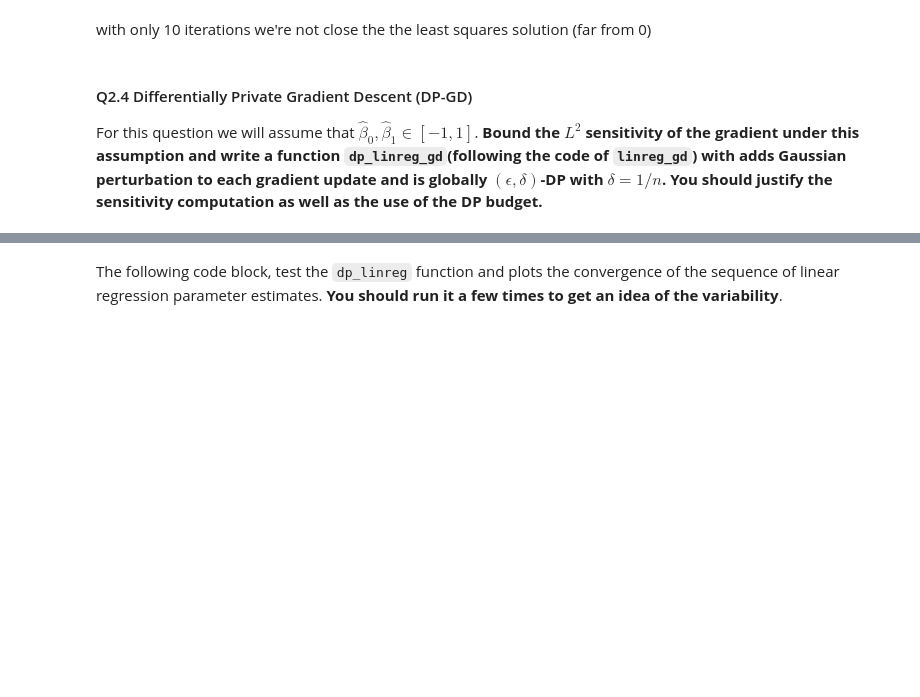
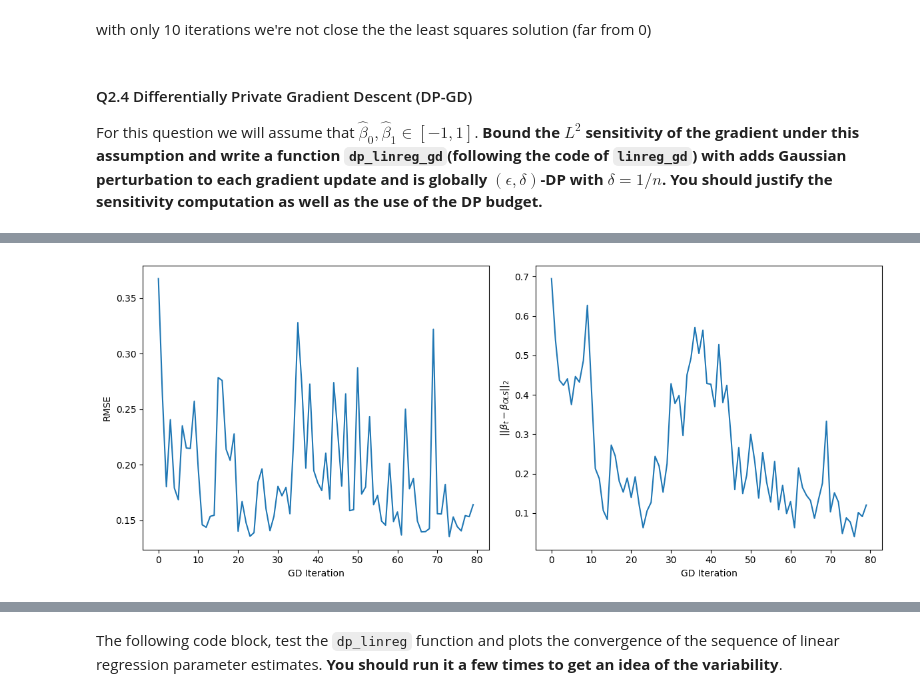
Before and after one commit to sabinaaskerova/privacy_ml, a Jupyter notebook: lab3_regression-todo.ipynb, the cells around one changed output, grey strips where cells are left out. Drawn from its saved outputs; the diff is of its cells as text; code cells hidden in the pictures; blank space fills up the shorter version.

```diff
--- a/lab3_regression-todo.ipynb
+++ b/lab3_regression-todo.ipynb
@@ -324,47 +374,95 @@ For this question we will assume that $\hat{\beta}_0, \hat{\beta}_1 \in [-1,1]$.
 # %%
-def dp_linreg_gd(x, y, step_size, num_steps, eps, clip_norm=1.0):
+def dp_linreg_gd(x, y, step_size, num_steps, eps):
     """
-    Performs (eps,1/n)-DP linear regression using Gauss Perturbed Gradient Descent.
+    Performs (ε, δ)-DP linear regression using Gaussian Perturbed Gradient Descent.
 
     Parameters:
     x (numpy.ndarray): A 1D array of input features.
     y (numpy.ndarray): A 1D array of target values.
-    step_size (positive float): Step size for gradient descent.
-    num_steps (positive int): Number of gradient descent steps.
-    eps (positive float): Privacy budget.
-    clip_norm (float): Maximum norm for gradient clipping.
+    step_size (float): Step size for gradient descent.
+    num_steps (int): Number of gradient descent steps.
+    eps (float): Privacy budget.
 
     Returns:
     list: List of beta estimates at each step.
     """
     n = y.size
     beta = np.zeros((2,1))
     beta_list = [beta]
 
-    # Compute noise scale using RDP-DP conversion
+    # Compute L2 sensitivity
     delta = 1 / n
-    sigma = (2 * np.sqrt(2.92 * num_steps * np.log(1 / delta))) / (eps * n)
+    sensitivity = (6 * np.sqrt(2) / n) * np.sqrt(num_steps)
 
-    for i in range(num_steps):
-        # Compute predictions
+    # Compute Gaussian noise scale using Rényi DP conversion
+    sigma = (sensitivity * np.sqrt(2.92 * np.log(1 / delta))) / eps
+
+    for _ in range(num_steps):
         yhat = beta[0] * x + beta[1]
 
         # Compute gradient
         grad = np.zeros_like(beta)
         grad[0] = -2 * np.mean((y - yhat) * x)
         grad[1] = -2 * np.mean(y - yhat)
 
-        # Clip gradients to bound influence of individual updates
-        grad_norm = np.linalg.norm(grad)
-        if grad_norm > clip_norm:
-            grad = (grad / grad_norm) * clip_norm
-
-        # Add Gaussian noise
+        # Add Gaussian noise to gradient
         noise = np.random.normal(0, sigma, size=grad.shape)
         grad += noise
 
-        # Update beta using noisy gradient
+        # Update beta
         beta = beta - step_size * grad
         beta_list.append(beta)
 
     return beta_list
+
+eps = 5
+num_steps = 80
+beta_list_dpgd = dp_linreg_gd(x, y, step_size, num_steps, eps)
+rmse_dpgd = np.zeros(num_steps)
+err_beta_dpgd = np.zeros(num_steps)
+for i in range(num_steps):
+    yhat = beta_list_dpgd[i][0]*x + beta_list_dpgd[i][1]
+    rmse_dpgd[i] = root_mean_squared_error(y, yhat)
+    err_beta_dpgd[i] = np.linalg.norm(beta_list_dpgd[i] - beta_ols)
+
+fig, (ax1, ax2) = plt.subplots(1, 2, figsize=(12, 5))
+
+ax1.plot(rmse_dpgd)
+ax1.set_xlabel('GD Iteration')
+ax1.set_ylabel('RMSE')
+
+ax2.plot(err_beta_dpgd)
+ax2.set_xlabel('GD Iteration')
+ax2.set_ylabel(r'$||\beta_t - \beta_{OLS}||_2$')
+
+plt.tight_layout()
+plt.show()
+
+beta_ols = linreg(x, y)
+yhat_ols = beta_ols[0]*x + beta_ols[1]
+rmse_ols = root_mean_squared_error(y, yhat_ols)*np.ones_like(eps_arr)
+
+beta_gd = linreg_gd(x, y, step_size, num_steps)[-1]
+yhat_gd = beta_gd[0]*x + beta_gd[1]
+rmse_gd = root_mean_squared_error(y, yhat_gd)*np.ones_like(eps_arr)
+
+num_iter = 100
+eps_arr = np.linspace(1, 10, num=10)
+rmse_dpgd = np.zeros((eps_arr.size, num_iter))
+
+for i, eps in enumerate(eps_arr):
+    for j in range(num_iter):
+        beta_dpgd = dp_linreg_gd(x, y, step_size, num_steps, eps)[-1]
+        yhat_dpgd = beta_dpgd[0]*x + beta_dpgd[1]
+        rmse_dpgd[i][j] = root_mean_squared_error(y, yhat_dpgd)
+
+fig = plt.figure()
+plt.plot(eps_arr, rmse_ols, label='OLS')
+plt.plot(eps_arr, rmse_gd, label='GD')
+plt.plot(eps_arr, np.median(rmse_dpgd, axis=1), label='DPGD')
+plt.legend(loc="upper right")
+plt.xlabel("$\epsilon$")
+plt.ylabel("RMSE")
+plt.show()
+# %% [output]
+[figure, added]
```
Also changed, not shown: parts of 18 cells of this notebook.
